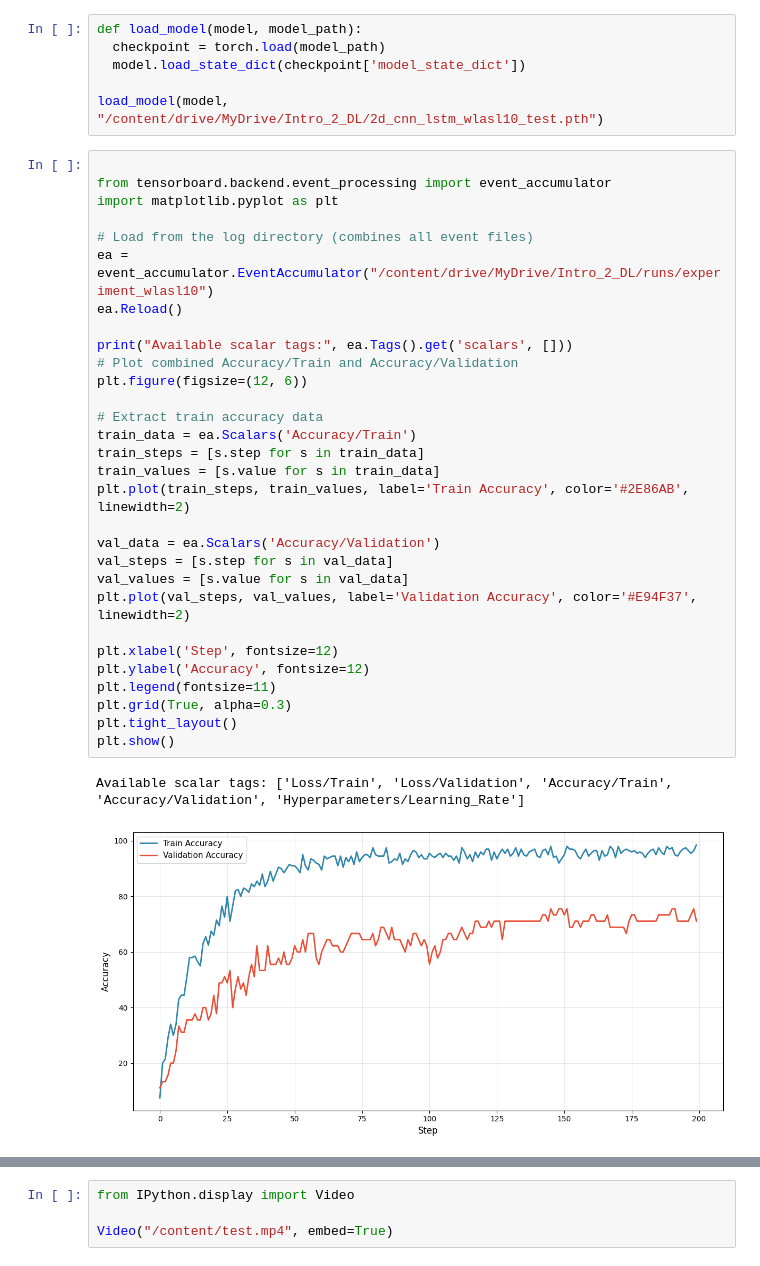
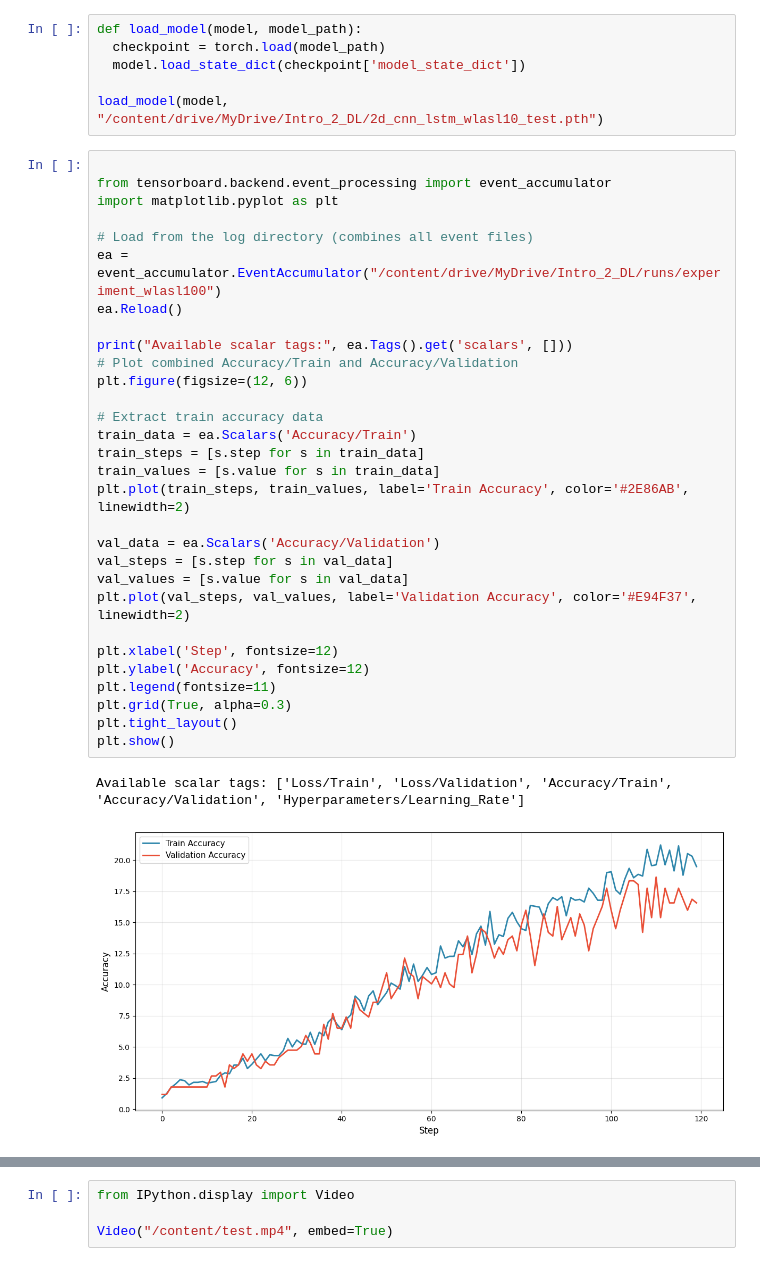
Before and after one commit to Federico-Shih/aslive-sign2text, a Jupyter notebook: sign2text_model.ipynb, the cells around one changed output, grey strips where cells are left out. Cells and saved outputs as stored; diff of their text form.

```diff
--- a/sign2text_model.ipynb
+++ b/sign2text_model.ipynb
@@ -829,34 +800,34 @@ load_model(model, "/content/drive/MyDrive/Intro_2_DL/2d_cnn_lstm_wlasl10_test.pt
 
 from tensorboard.backend.event_processing import event_accumulator
 import matplotlib.pyplot as plt
 
 # Load from the log directory (combines all event files)
-ea = event_accumulator.EventAccumulator("/content/drive/MyDrive/Intro_2_DL/runs/experiment_wlasl10")
+ea = event_accumulator.EventAccumulator("/content/drive/MyDrive/Intro_2_DL/runs/experiment_wlasl100")
 ea.Reload()
 
 print("Available scalar tags:", ea.Tags().get('scalars', []))
 # Plot combined Accuracy/Train and Accuracy/Validation
 plt.figure(figsize=(12, 6))
 
 # Extract train accuracy data
 train_data = ea.Scalars('Accuracy/Train')
 train_steps = [s.step for s in train_data]
 train_values = [s.value for s in train_data]
 plt.plot(train_steps, train_values, label='Train Accuracy', color='#2E86AB', linewidth=2)
 
 val_data = ea.Scalars('Accuracy/Validation')
 val_steps = [s.step for s in val_data]
 val_values = [s.value for s in val_data]
 plt.plot(val_steps, val_values, label='Validation Accuracy', color='#E94F37', linewidth=2)
 
 plt.xlabel('Step', fontsize=12)
 plt.ylabel('Accuracy', fontsize=12)
 plt.legend(fontsize=11)
 plt.grid(True, alpha=0.3)
 plt.tight_layout()
 plt.show()
 # %% [output]
 Available scalar tags: ['Loss/Train', 'Loss/Validation', 'Accuracy/Train', 'Accuracy/Validation', 'Hyperparameters/Learning_Rate']
-[figure, old version]
+[figure, new version]
 # %%
 # Load best model and evaluate on test set
```
Also changed, not shown: parts of 12 cells of this notebook.
